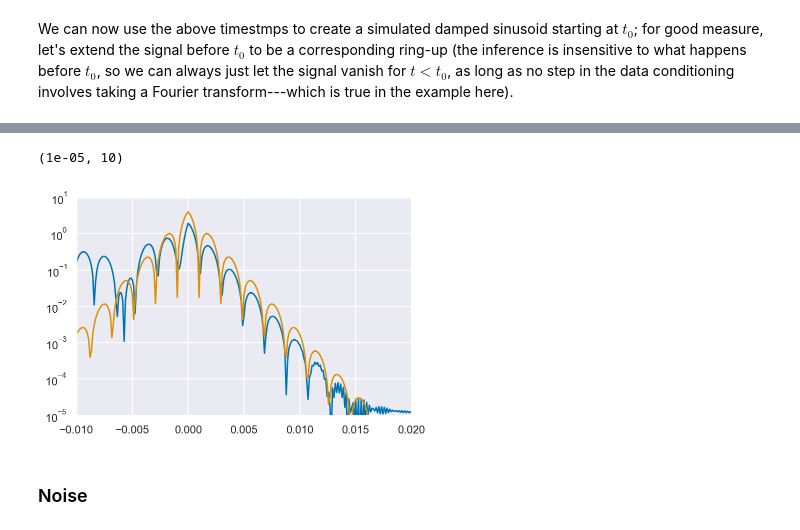
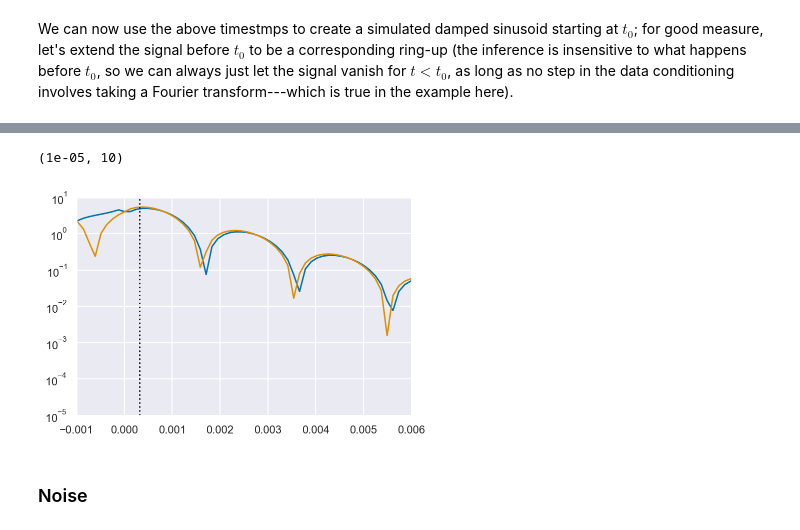
Before and after one commit to Sizheng-Ma/ringdown, a Jupyter notebook: docs/examples/single_damped_sinusoid_mchi.ipynb, the cells around one changed output, grey strips where cells are left out. Saved outputs shown, nothing was run; the diff lists cells and outputs as text; code cells hidden in the pictures.

```diff
--- a/docs/examples/single_damped_sinusoid_mchi.ipynb
+++ b/docs/examples/single_damped_sinusoid_mchi.ipynb
@@ -100,11 +133,12 @@ legend();
-# %%
-semilogy(time,abs((cond_data)))
-semilogy(time,abs((signal_overtone)))
-xlim(-0.01, 0.02)
-ylim(1e-5,10)
-# %% [output]
-(1e-05, 10)
-[figure, removed]
+# %%
+semilogy(time,abs((cond_data)))
+semilogy(time,abs(0.5*(signal_overtone)))
+axvline(t0+t_unit, ls=':', c='k', label='start time')
+xlim(-0.001, 0.006)
+ylim(1e-5,10)
+# %% [output]
+(1e-05, 10)
+[figure, added]
 # %% [markdown]
 ### Noise
 # %% [markdown]
```
Also changed, not shown: parts of 14 cells of this notebook, 1 other file.
